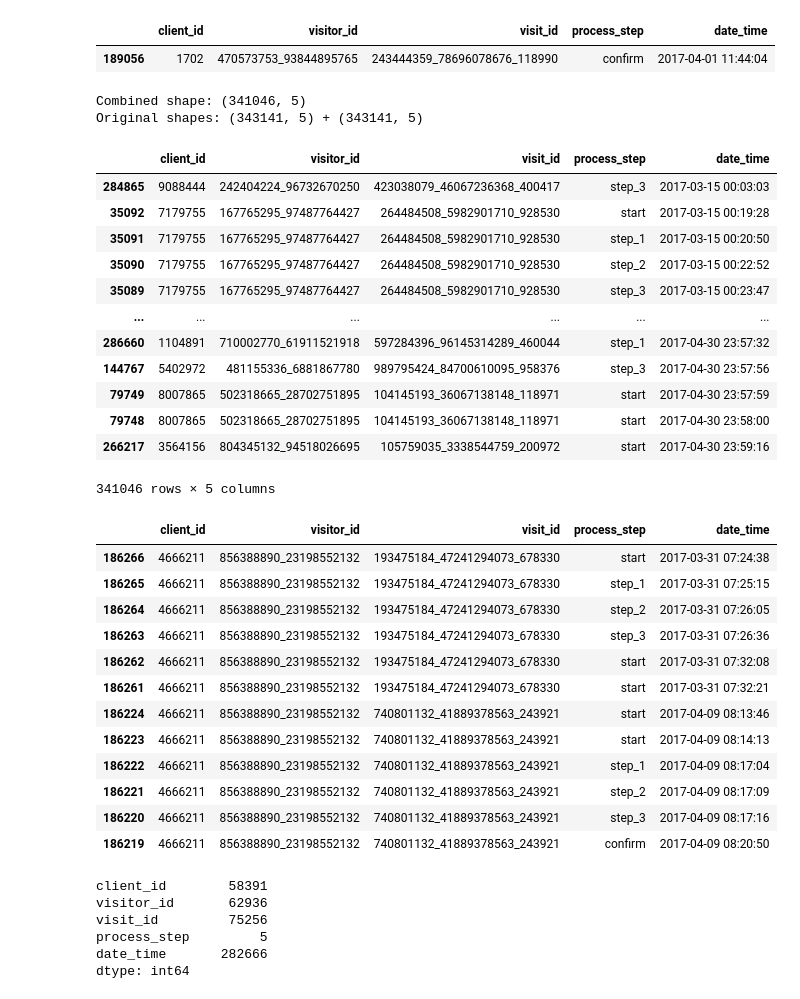
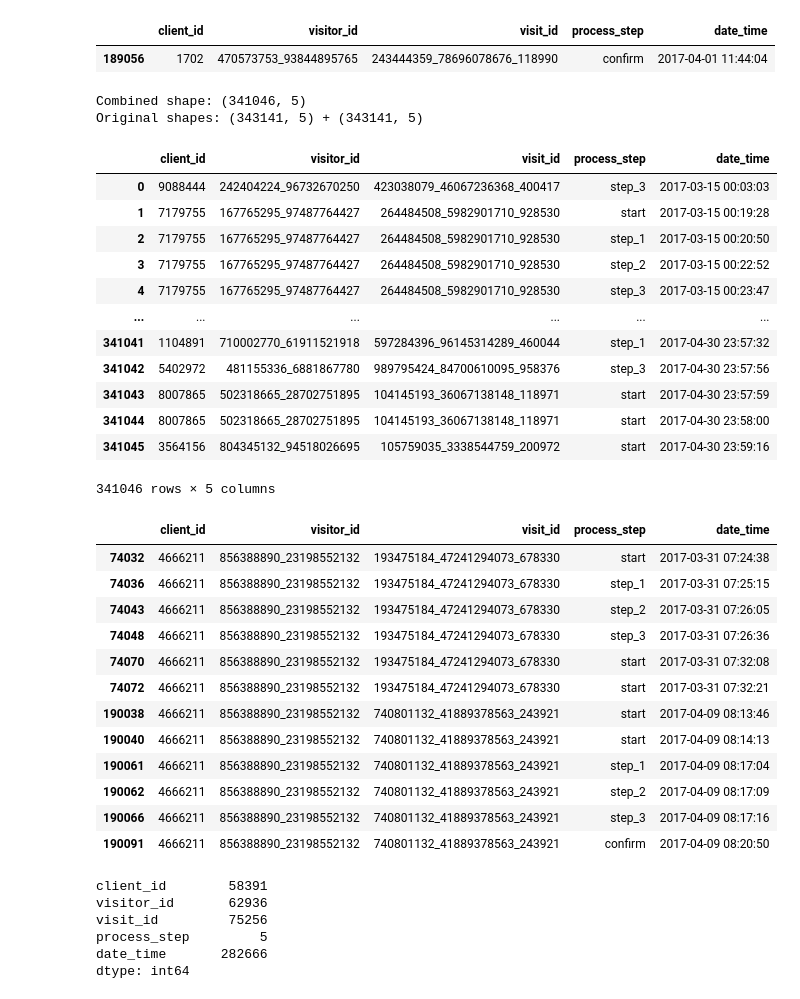
Before and after one commit to luispabloaiello-da/vanguard_project, a Jupyter notebook: notebooks/_main_.ipynb, the cells around one changed output. Cells and saved outputs as stored; diff of their text form; code cells hidden in the pictures.

```diff
--- a/notebooks/_main_.ipynb
+++ b/notebooks/_main_.ipynb
@@ -166,43 +165,43 @@ df_web_data_pt_2[df_web_data_pt_2['client_id'] == 1702].sort_values(by='date_tim
 | 189056 | 1702 | 470573753_93844895765 | 243444359_78696078676_118990 | confirm | 2017-04-01 11:44:04 |
 # %%
 # Concatenate the two web data parts vertically and drop duplicates
-df_web_data = pd.concat([df_web_data_pt_1, df_web_data_pt_2], ignore_index=True).drop_duplicates().reset_index(drop=True).sort_values(by=['date_time'],ascending=True)
+df_web_data = pd.concat([df_web_data_pt_1, df_web_data_pt_2], ignore_index=True).drop_duplicates().sort_values(by=['date_time'],ascending=True).reset_index(drop=True)
 print(f"Combined shape: {df_web_data.shape}")
 print(f"Original shapes: {df_web_data_pt_1.shape} + {df_web_data_pt_2.shape}")
 df_web_data.sort_values(by=['date_time'],ascending=True)
 # %% [output]
 Combined shape: (341046, 5)
 Original shapes: (343141, 5) + (343141, 5)
 |  | client_id | visitor_id | visit_id | process_step | date_time |
-| 284865 | 9088444 | 242404224_96732670250 | 423038079_46067236368_400417 | step_3 | 2017-03-15 00:03:03 |
-| 35092 | 7179755 | 167765295_97487764427 | 264484508_5982901710_928530 | start | 2017-03-15 00:19:28 |
-| 35091 | 7179755 | 167765295_97487764427 | 264484508_5982901710_928530 | step_1 | 2017-03-15 00:20:50 |
-| 35090 | 7179755 | 167765295_97487764427 | 264484508_5982901710_928530 | step_2 | 2017-03-15 00:22:52 |
-| 35089 | 7179755 | 167765295_97487764427 | 264484508_5982901710_928530 | step_3 | 2017-03-15 00:23:47 |
+| 0 | 9088444 | 242404224_96732670250 | 423038079_46067236368_400417 | step_3 | 2017-03-15 00:03:03 |
+| 1 | 7179755 | 167765295_97487764427 | 264484508_5982901710_928530 | start | 2017-03-15 00:19:28 |
+| 2 | 7179755 | 167765295_97487764427 | 264484508_5982901710_928530 | step_1 | 2017-03-15 00:20:50 |
+| 3 | 7179755 | 167765295_97487764427 | 264484508_5982901710_928530 | step_2 | 2017-03-15 00:22:52 |
+| 4 | 7179755 | 167765295_97487764427 | 264484508_5982901710_928530 | step_3 | 2017-03-15 00:23:47 |
 | ... | ... | ... | ... | ... | ... |
-| 286660 | 1104891 | 710002770_61911521918 | 597284396_96145314289_460044 | step_1 | 2017-04-30 23:57:32 |
-| 144767 | 5402972 | 481155336_6881867780 | 989795424_84700610095_958376 | step_3 | 2017-04-30 23:57:56 |
-| 79749 | 8007865 | 502318665_28702751895 | 104145193_36067138148_118971 | start | 2017-04-30 23:57:59 |
-| 79748 | 8007865 | 502318665_28702751895 | 104145193_36067138148_118971 | start | 2017-04-30 23:58:00 |
-| 266217 | 3564156 | 804345132_94518026695 | 105759035_3338544759_200972 | start | 2017-04-30 23:59:16 |
+| 341041 | 1104891 | 710002770_61911521918 | 597284396_96145314289_460044 | step_1 | 2017-04-30 23:57:32 |
+| 341042 | 5402972 | 481155336_6881867780 | 989795424_84700610095_958376 | step_3 | 2017-04-30 23:57:56 |
+| 341043 | 8007865 | 502318665_28702751895 | 104145193_36067138148_118971 | start | 2017-04-30 23:57:59 |
+| 341044 | 8007865 | 502318665_28702751895 | 104145193_36067138148_118971 | start | 2017-04-30 23:58:00 |
+| 341045 | 3564156 | 804345132_94518026695 | 105759035_3338544759_200972 | start | 2017-04-30 23:59:16 |
 341046 rows × 5 columns
 # %%
 # client_id == 4666211 [only client with not age]
 df_web_data[df_web_data['client_id'] == 4666211].sort_values(by='date_time')
 # %% [output]
 |  | client_id | visitor_id | visit_id | process_step | date_time |
-| 186266 | 4666211 | 856388890_23198552132 | 193475184_47241294073_678330 | start | 2017-03-31 07:24:38 |
-| 186265 | 4666211 | 856388890_23198552132 | 193475184_47241294073_678330 | step_1 | 2017-03-31 07:25:15 |
-| 186264 | 4666211 | 856388890_23198552132 | 193475184_47241294073_678330 | step_2 | 2017-03-31 07:26:05 |
-| 186263 | 4666211 | 856388890_23198552132 | 193475184_47241294073_678330 | step_3 | 2017-03-31 07:26:36 |
-| 186262 | 4666211 | 856388890_23198552132 | 193475184_47241294073_678330 | start | 2017-03-31 07:32:08 |
-| 186261 | 4666211 | 856388890_23198552132 | 193475184_47241294073_678330 | start | 2017-03-31 07:32:21 |
-| 186224 | 4666211 | 856388890_23198552132 | 740801132_41889378563_243921 | start | 2017-04-09 08:13:46 |
-| 186223 | 4666211 | 856388890_23198552132 | 740801132_41889378563_243921 | start | 2017-04-09 08:14:13 |
-| 186222 | 4666211 | 856388890_23198552132 | 740801132_41889378563_243921 | step_1 | 2017-04-09 08:17:04 |
-| 186221 | 4666211 | 856388890_23198552132 | 740801132_41889378563_243921 | step_2 | 2017-04-09 08:17:09 |
-| 186220 | 4666211 | 856388890_23198552132 | 740801132_41889378563_243921 | step_3 | 2017-04-09 08:17:16 |
-| 186219 | 4666211 | 856388890_23198552132 | 740801132_41889378563_243921 | confirm | 2017-04-09 08:20:50 |
+| 74032 | 4666211 | 856388890_23198552132 | 193475184_47241294073_678330 | start | 2017-03-31 07:24:38 |
+| 74036 | 4666211 | 856388890_23198552132 | 193475184_47241294073_678330 | step_1 | 2017-03-31 07:25:15 |
+| 74043 | 4666211 | 856388890_23198552132 | 193475184_47241294073_678330 | step_2 | 2017-03-31 07:26:05 |
+| 74048 | 4666211 | 856388890_23198552132 | 193475184_47241294073_678330 | step_3 | 2017-03-31 07:26:36 |
+| 74070 | 4666211 | 856388890_23198552132 | 193475184_47241294073_678330 | start | 2017-03-31 07:32:08 |
+| 74072 | 4666211 | 856388890_23198552132 | 193475184_47241294073_678330 | start | 2017-03-31 07:32:21 |
+| 190038 | 4666211 | 856388890_23198552132 | 740801132_41889378563_243921 | start | 2017-04-09 08:13:46 |
+| 190040 | 4666211 | 856388890_23198552132 | 740801132_41889378563_243921 | start | 2017-04-09 08:14:13 |
+| 190061 | 4666211 | 856388890_23198552132 | 740801132_41889378563_243921 | step_1 | 2017-04-09 08:17:04 |
+| 190062 | 4666211 | 856388890_23198552132 | 740801132_41889378563_243921 | step_2 | 2017-04-09 08:17:09 |
+| 190066 | 4666211 | 856388890_23198552132 | 740801132_41889378563_243921 | step_3 | 2017-04-09 08:17:16 |
+| 190091 | 4666211 | 856388890_23198552132 | 740801132_41889378563_243921 | confirm | 2017-04-09 08:20:50 |
 # %%
 df_web_data.nunique()
 # %% [output]
```
Also changed, not shown: parts of 4 cells of this notebook, 14 other files.
